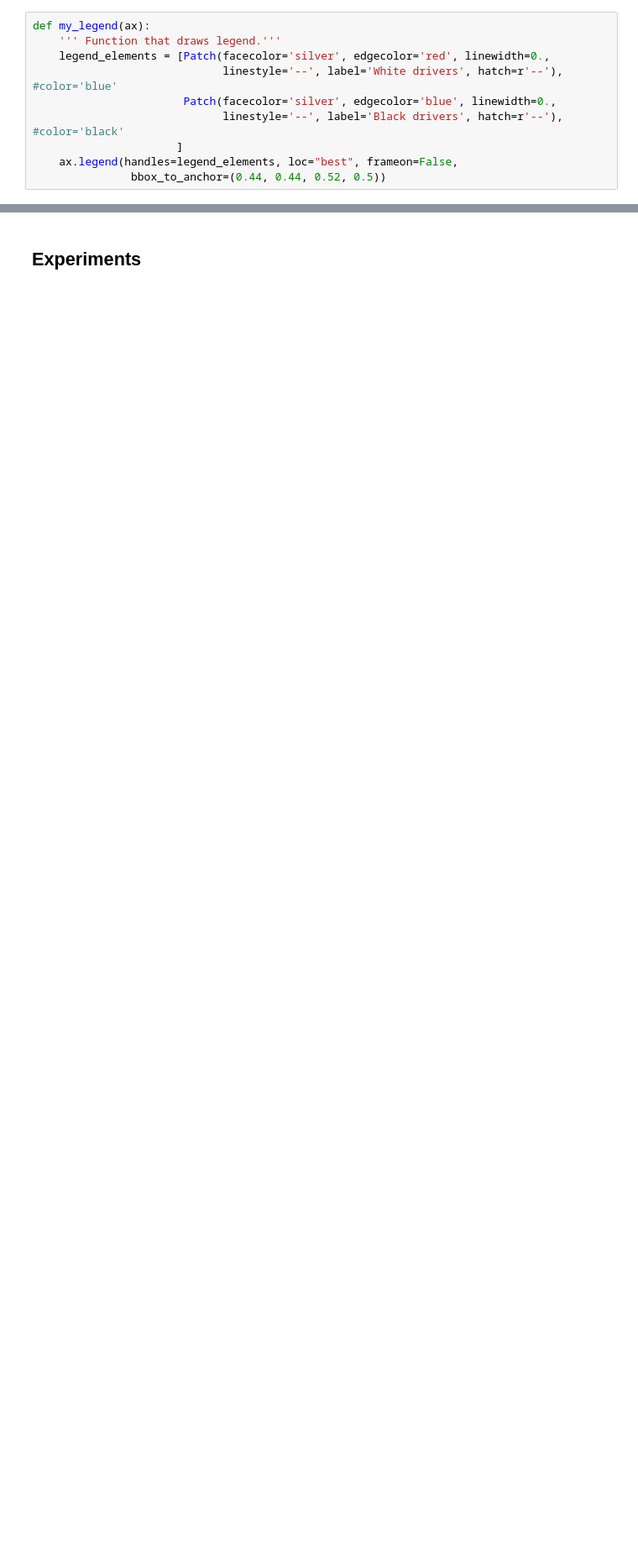
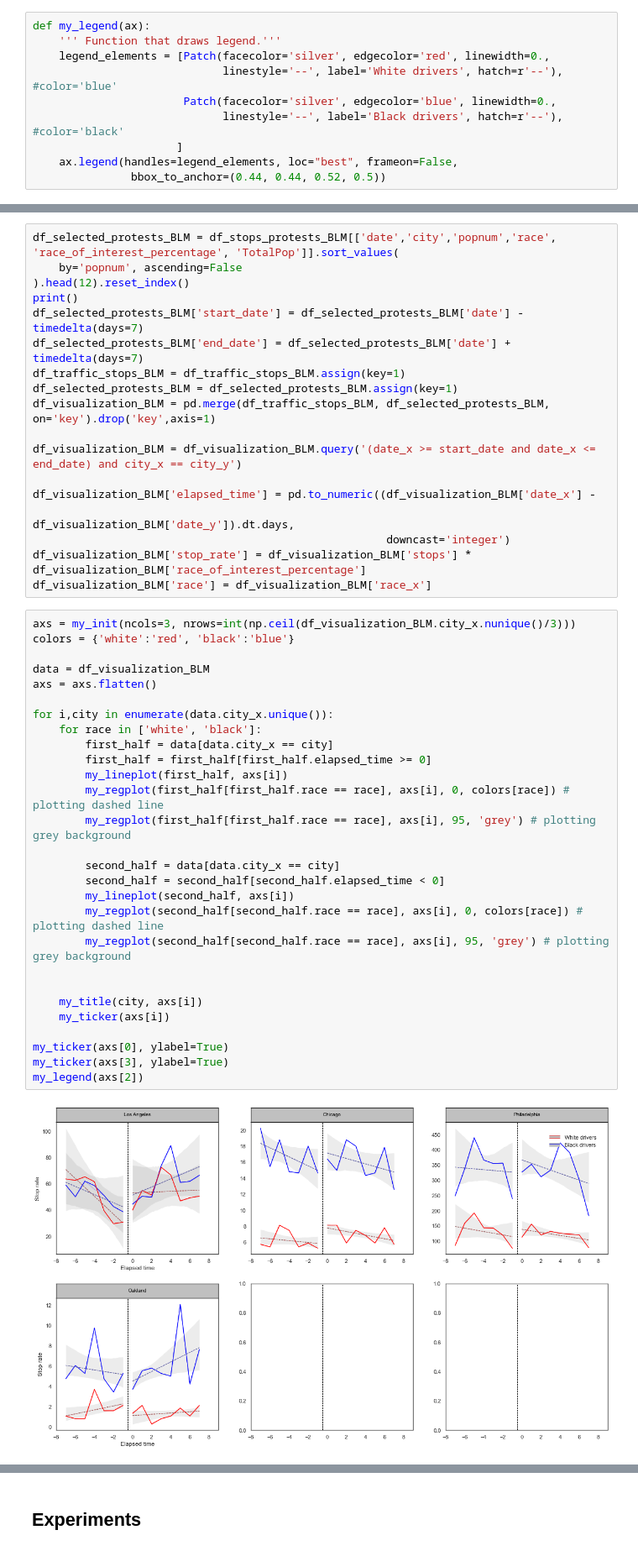
Before and after one commit to epfl-ada/ada-2020-project-milestone-p3-p3_three_musketeers, a Jupyter notebook: racial_protest_effects.ipynb, the cells around one changed output, grey strips where cells are left out. Shown at 84% size. Saved outputs shown, nothing was run; the diff lists cells and outputs as text; blank space fills up the shorter version.

```diff
--- a/racial_protest_effects.ipynb
+++ b/racial_protest_effects.ipynb
@@ -467,0 +485,48 @@ my_legend(axs[3])
+# %%
+df_selected_protests_BLM = df_stops_protests_BLM[['date','city','popnum','race', 'race_of_interest_percentage', 'TotalPop']].sort_values(
+    by='popnum', ascending=False
+).head(12).reset_index()
+print()
+df_selected_protests_BLM['start_date'] = df_selected_protests_BLM['date'] - timedelta(days=7)
+df_selected_protests_BLM['end_date'] = df_selected_protests_BLM['date'] + timedelta(days=7)
+df_traffic_stops_BLM = df_traffic_stops_BLM.assign(key=1)
+df_selected_protests_BLM = df_selected_protests_BLM.assign(key=1)
+df_visualization_BLM = pd.merge(df_traffic_stops_BLM, df_selected_protests_BLM, on='key').drop('key',axis=1)
+
+df_visualization_BLM = df_visualization_BLM.query('(date_x >= start_date and date_x <= end_date) and city_x == city_y')
+
+df_visualization_BLM['elapsed_time'] = pd.to_numeric((df_visualization_BLM['date_x'] -
+                                                      df_visualization_BLM['date_y']).dt.days,
+                                                      downcast='integer')
+df_visualization_BLM['stop_rate'] = df_visualization_BLM['stops'] * df_visualization_BLM['race_of_interest_percentage']
+df_visualization_BLM['race'] = df_visualization_BLM['race_x']
+# %%
+axs = my_init(ncols=3, nrows=int(np.ceil(df_visualization_BLM.city_x.nunique()/3)))
+colors = {'white':'red', 'black':'blue'}
+
+data = df_visualization_BLM
+axs = axs.flatten()
+
+for i,city in enumerate(data.city_x.unique()):
+    for race in ['white', 'black']:
+        first_half = data[data.city_x == city]
+        first_half = first_half[first_half.elapsed_time >= 0]
+        my_lineplot(first_half, axs[i])
+        my_regplot(first_half[first_half.race == race], axs[i], 0, colors[race]) # plotting dashed line
+        my_regplot(first_half[first_half.race == race], axs[i], 95, 'grey') # plotting grey background
+
+        second_half = data[data.city_x == city]
+        second_half = second_half[second_half.elapsed_time < 0]
+        my_lineplot(second_half, axs[i])
+        my_regplot(second_half[second_half.race == race], axs[i], 0, colors[race]) # plotting dashed line
+        my_regplot(second_half[second_half.race == race], axs[i], 95, 'grey') # plotting grey background
+
+
+    my_title(city, axs[i])
+    my_ticker(axs[i])
+
+my_ticker(axs[0], ylabel=True)
+my_ticker(axs[3], ylabel=True)
+my_legend(axs[2])
+# %% [output]
+[figure, added]
```
Also changed, not shown: parts of 33 cells of this notebook.
